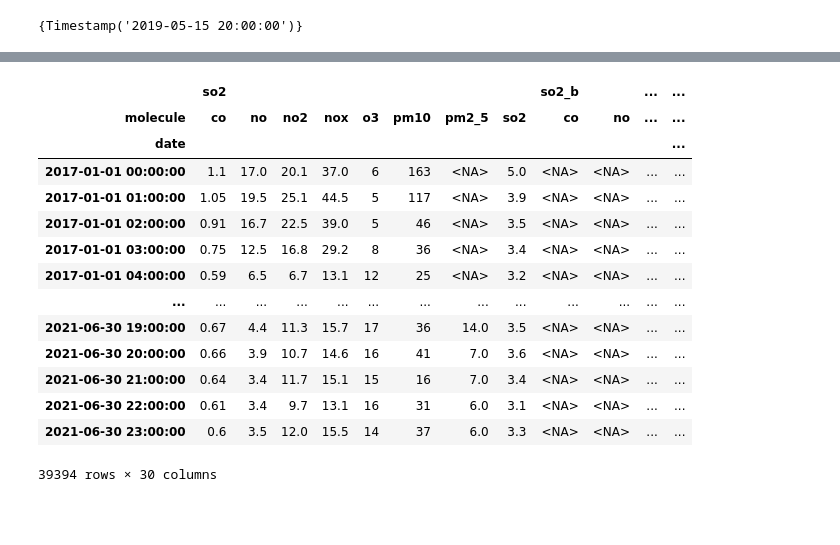
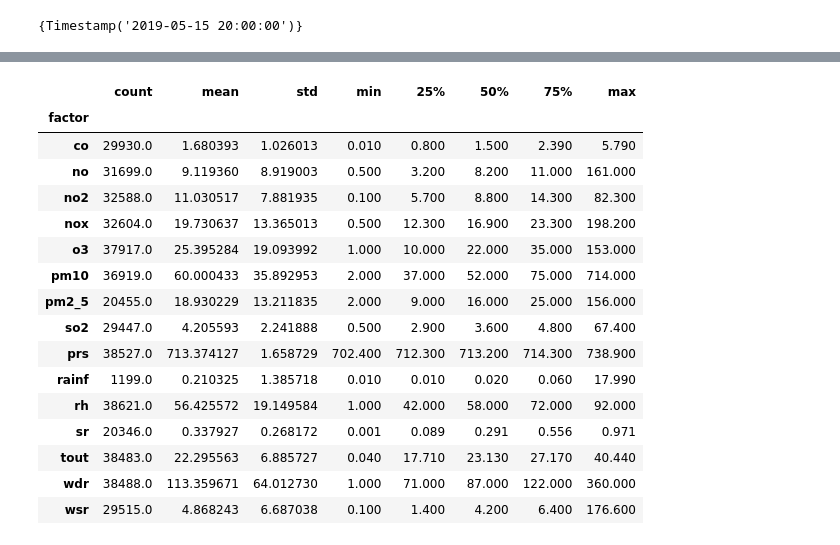
Before and after one commit to kmontocam/MA2003B, a Jupyter notebook: preparation.ipynb, the cells around one changed output, grey strips where cells are left out. Cells and saved outputs as stored; diff of their text form; code cells hidden in the pictures; blank space fills up the shorter version.

Commit message:
Enhancement: removed invalid records

```diff
--- a/preparation.ipynb
+++ b/preparation.ipynb
@@ -59,17 +58,36 @@ raw_meteorologicas = pd.concat([databases[db_name_meteoorologicas][sheet]
+# %%
+# Dictionary for categorical values
+
+identifier = (
+    databases[db_name_anotaciones]['LEEME']
+    .loc[:, ['Flag', 'Hora']]
+    .set_index('Flag')
+    .dropna(axis='index')
+    .squeeze()
+    .apply(lambda string: unidecode.unidecode(string).strip().lower())
+    .apply(lambda validity: True if validity == 'valida' else False)
+    .append(pd.Series({'x': False})) # Record does not appear on DataFrame
+    .to_dict()
+)
+
+f_identifier = lambda dict_: identifier.get(dict_, True)
 # %%
 fields = ['parametro', 'Fecha',
-          'SO2', 'SO2 b'] # San Pedro identifiers
+          'SO2', 'SO2 b']  # San Pedro identifiers
+
 
 def munge(df: pd.core.frame.DataFrame, fields: list):
     return (
         df
         .loc[:, fields]
-        .pipe(janitor.rename_columns, new_column_names={'parametro': 'molecule',
+        .pipe(janitor.rename_columns, new_column_names={'parametro': 'factor',
                                                         'Fecha': 'date'})
-        .pipe(janitor.process_text, column_name='molecule', string_function='strip')
-        .pivot(index='date', columns='molecule', values=['SO2', 'SO2 b'])
+        .pipe(janitor.process_text, column_name='factor', string_function='strip')
+        .pivot(index='date', columns='factor', values=['SO2', 'SO2 b'])
         .convert_dtypes()
-        # Apply dictionary into df
+        .apply(lambda field: field.where(field > 0, pd.NA) if pd.api.types.is_numeric_dtype(field)
+                                    else field.map(f_identifier))  # Remove negative values from numeric fields
+                                                                 # And map str typed variables with a dict
         .pipe(janitor.clean_names, strip_underscores='r')
     )
 # %%
@@ -81,5 +99,5 @@ set(contaminantes.index).difference(set(meteorologicas.index))
 # %% [output]
 {Timestamp('2019-05-15 20:00:00')}
 # %%
-df = contaminantes.join(other=meteorologicas,
+df_ = contaminantes.join(other=meteorologicas,
                         how='outer')
@@ -86,18 +143,30 @@ df = contaminantes.join(other=meteorologicas,
+# %%
+# Replace so2 records to NaN where so2_b values are False.
+
+df = (
+    df_
+    .apply(lambda row: row.so2.where(row.so2_b.astype('bool')), axis=1) # Corrupts data types
+    .replace({pd.NA: np.nan}) # convert_dtypes does not operate when having diferent dtypes for
+                              # missing values
+    .convert_dtypes()
+)
 # %%
-df
+df.describe().T
 # %% [output]
-|  | so2 |  |  |  |  |  |  |  | so2_b |  | ... | ... |
-| molecule | co | no | no2 | nox | o3 | pm10 | pm2_5 | so2 | co | no | ... | ... |
-| date |  |  |  |  |  |  |  |  |  |  |  | ... |
-| 2017-01-01 00:00:00 | 1.1 | 17.0 | 20.1 | 37.0 | 6 | 163 | <NA> | 5.0 | <NA> | <NA> | ... | ... |
-| 2017-01-01 01:00:00 | 1.05 | 19.5 | 25.1 | 44.5 | 5 | 117 | <NA> | 3.9 | <NA> | <NA> | ... | ... |
-| 2017-01-01 02:00:00 | 0.91 | 16.7 | 22.5 | 39.0 | 5 | 46 | <NA> | 3.5 | <NA> | <NA> | ... | ... |
-| 2017-01-01 03:00:00 | 0.75 | 12.5 | 16.8 | 29.2 | 8 | 36 | <NA> | 3.4 | <NA> | <NA> | ... | ... |
-| 2017-01-01 04:00:00 | 0.59 | 6.5 | 6.7 | 13.1 | 12 | 25 | <NA> | 3.2 | <NA> | <NA> | ... | ... |
-| ... | ... | ... | ... | ... | ... | ... | ... | ... | ... | ... | ... | ... |
-| 2021-06-30 19:00:00 | 0.67 | 4.4 | 11.3 | 15.7 | 17 | 36 | 14.0 | 3.5 | <NA> | <NA> | ... | ... |
-| 2021-06-30 20:00:00 | 0.66 | 3.9 | 10.7 | 14.6 | 16 | 41 | 7.0 | 3.6 | <NA> | <NA> | ... | ... |
-| 2021-06-30 21:00:00 | 0.64 | 3.4 | 11.7 | 15.1 | 15 | 16 | 7.0 | 3.4 | <NA> | <NA> | ... | ... |
-| 2021-06-30 22:00:00 | 0.61 | 3.4 | 9.7 | 13.1 | 16 | 31 | 6.0 | 3.1 | <NA> | <NA> | ... | ... |
-| 2021-06-30 23:00:00 | 0.6 | 3.5 | 12.0 | 15.5 | 14 | 37 | 6.0 | 3.3 | <NA> | <NA> | ... | ... |
+|  | count | mean | std | min | 25% | 50% | 75% | max |
+| factor |  |  |  |  |  |  |  |  |
+| co | 29930.0 | 1.680393 | 1.026013 | 0.010 | 0.800 | 1.500 | 2.390 | 5.790 |
+| no | 31699.0 | 9.119360 | 8.919003 | 0.500 | 3.200 | 8.200 | 11.000 | 161.000 |
+| no2 | 32588.0 | 11.030517 | 7.881935 | 0.100 | 5.700 | 8.800 | 14.300 | 82.300 |
+| nox | 32604.0 | 19.730637 | 13.365013 | 0.500 | 12.300 | 16.900 | 23.300 | 198.200 |
+| o3 | 37917.0 | 25.395284 | 19.093992 | 1.000 | 10.000 | 22.000 | 35.000 | 153.000 |
+| pm10 | 36919.0 | 60.000433 | 35.892953 | 2.000 | 37.000 | 52.000 | 75.000 | 714.000 |
+| pm2_5 | 20455.0 | 18.930229 | 13.211835 | 2.000 | 9.000 | 16.000 | 25.000 | 156.000 |
+| so2 | 29447.0 | 4.205593 | 2.241888 | 0.500 | 2.900 | 3.600 | 4.800 | 67.400 |
+| prs | 38527.0 | 713.374127 | 1.658729 | 702.400 | 712.300 | 713.200 | 714.300 | 738.900 |
+| rainf | 1199.0 | 0.210325 | 1.385718 | 0.010 | 0.010 | 0.020 | 0.060 | 17.990 |
+| rh | 38621.0 | 56.425572 | 19.149584 | 1.000 | 42.000 | 58.000 | 72.000 | 92.000 |
+| sr | 20346.0 | 0.337927 | 0.268172 | 0.001 | 0.089 | 0.291 | 0.556 | 0.971 |
+| tout | 38483.0 | 22.295563 | 6.885727 | 0.040 | 17.710 | 23.130 | 27.170 | 40.440 |
+| wdr | 38488.0 | 113.359671 | 64.012730 | 1.000 | 71.000 | 87.000 | 122.000 | 360.000 |
+| wsr | 29515.0 | 4.868243 | 6.687038 | 0.100 | 1.400 | 4.200 | 6.400 | 176.600 |
-39394 rows × 30 columns
```
Also changed, not shown: parts of 7 cells of this notebook.
